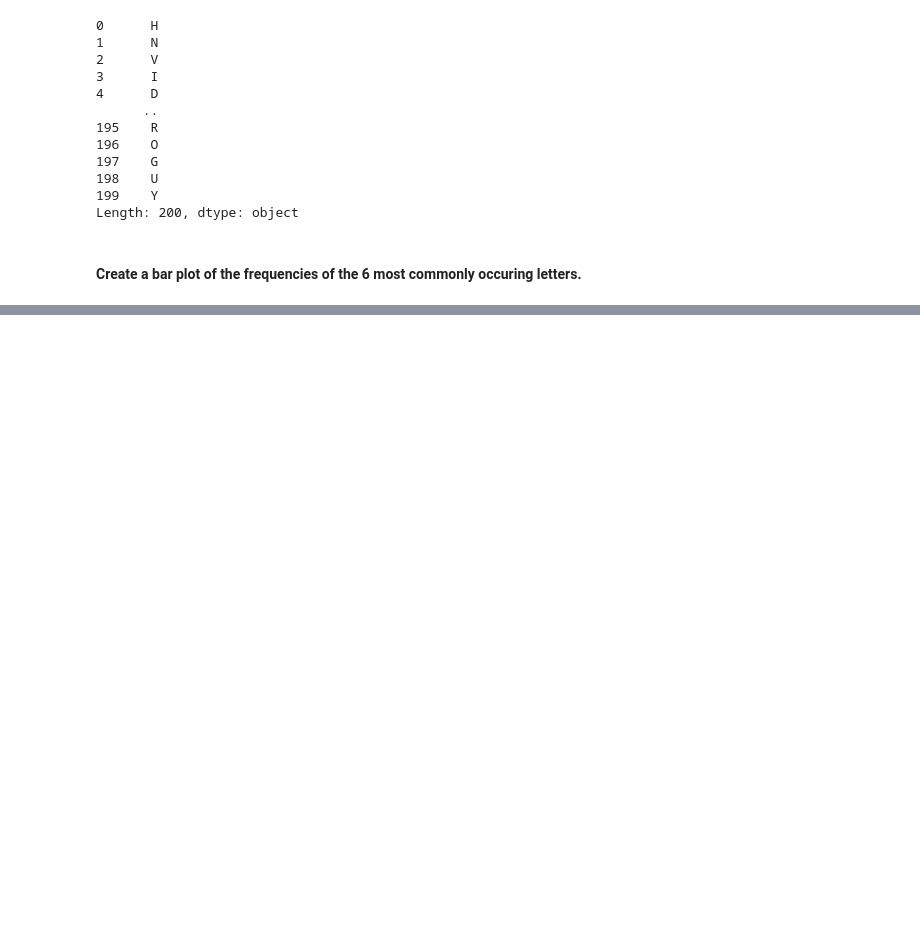
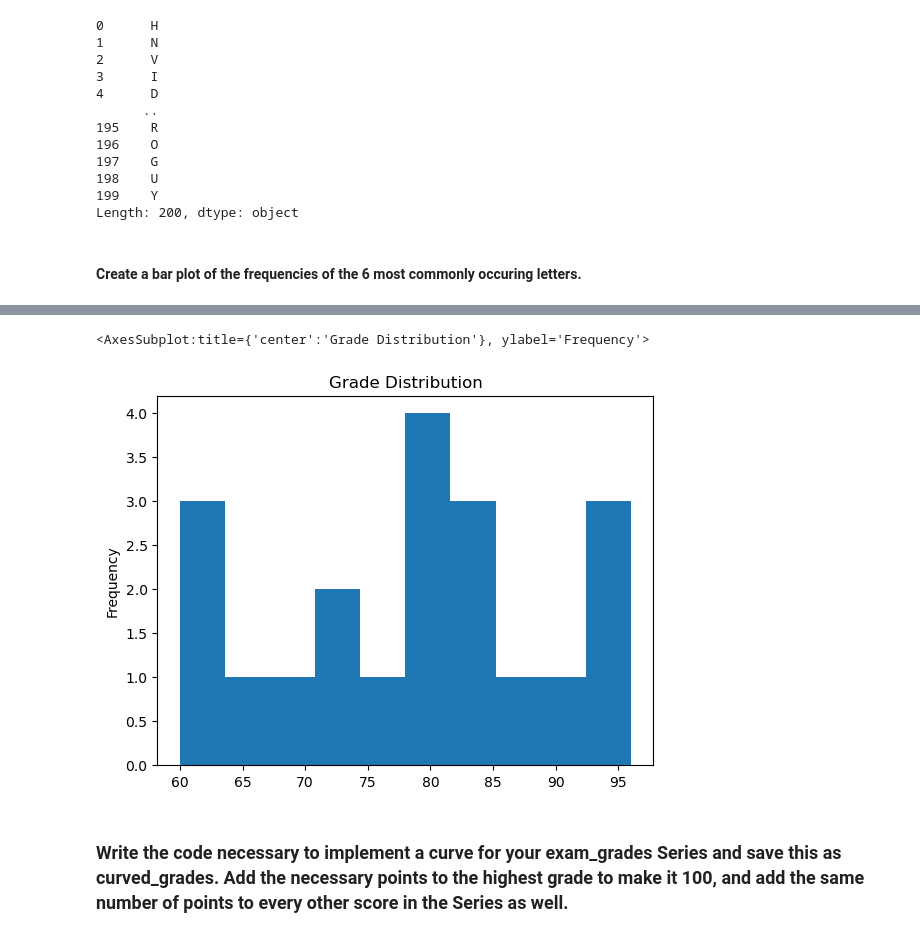
Before and after one commit to skylerschnee/numpy-pandas-visualization-exercises, a Jupyter notebook: pandas_series.ipynb, the cells around one changed output, grey strips where cells are left out. Saved outputs shown, nothing was run; the diff lists cells and outputs as text; code cells hidden in the pictures; blank space fills up the shorter version.

```diff
--- a/pandas_series.ipynb
+++ b/pandas_series.ipynb
@@ -316,0 +460,7 @@ Length: 200, dtype: object
+# %%
+exam_scores.plot.hist(title='Grade Distribution')
+# %% [output]
+<AxesSubplot:title={'center':'Grade Distribution'}, ylabel='Frequency'>
+[figure, added]
+# %% [markdown]
+### Write the code necessary to implement a curve for your exam_grades Series and save this as curved_grades. Add the necessary points to the highest grade to make it 100, and add the same number of points to every other score in the Series as well.
```
Also changed, not shown: parts of 41 cells of this notebook.
